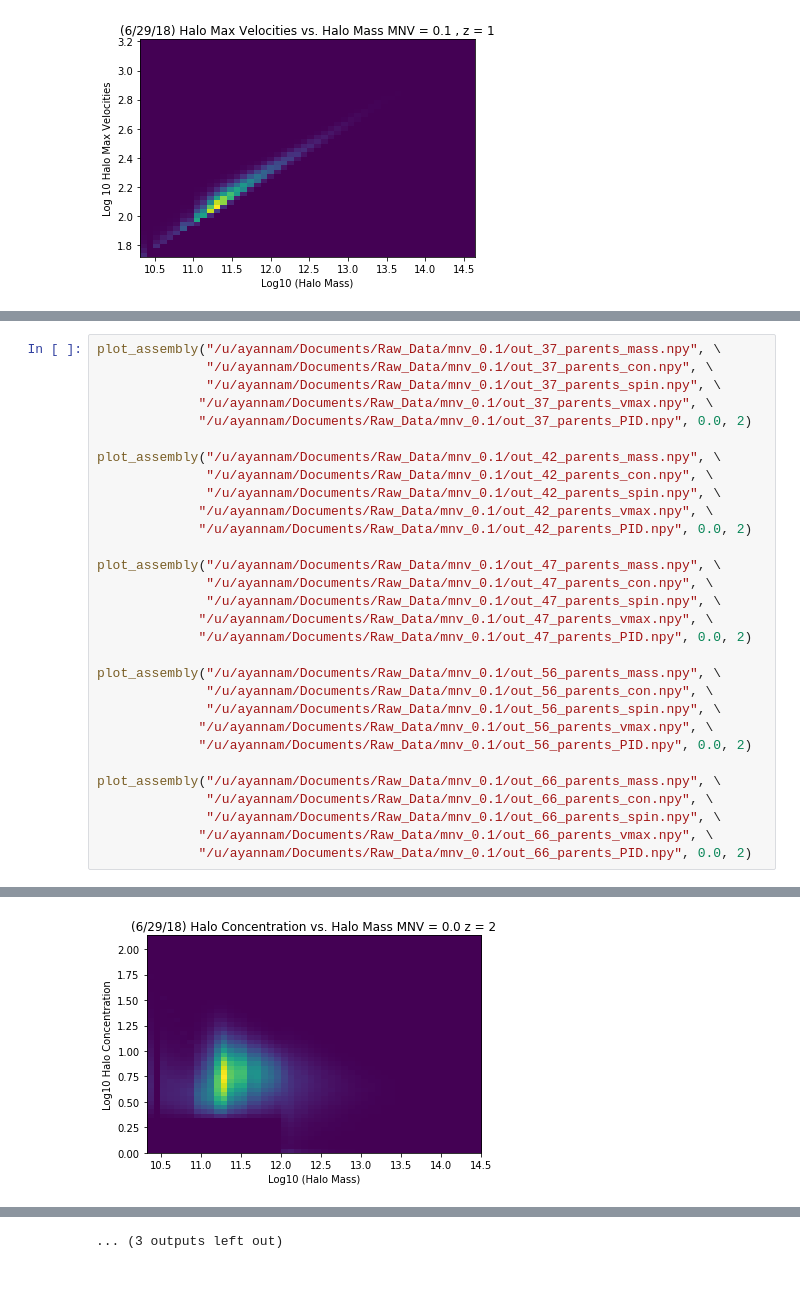
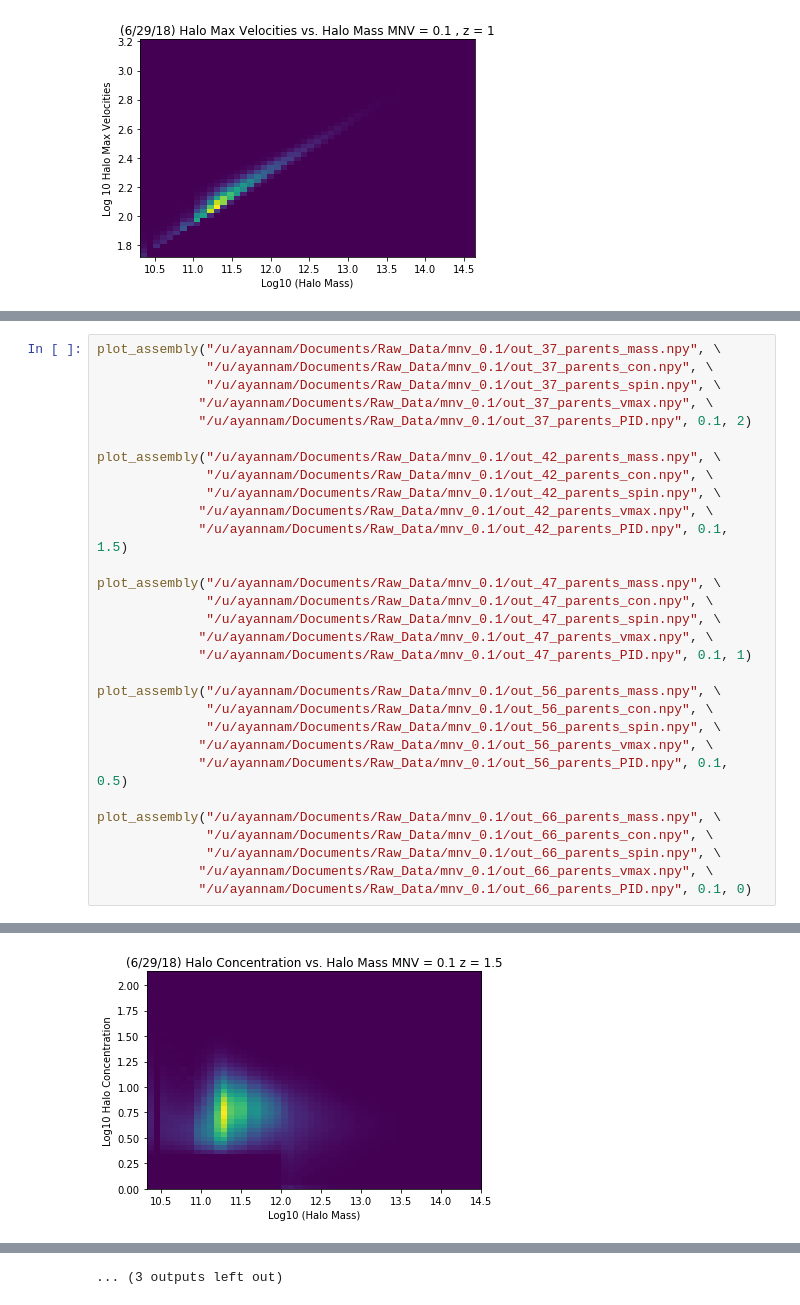
Before and after one commit to may32098/ASTROUSRP_halos_with_neutrinos, a Jupyter notebook: halo_cat_process.ipynb, the cells around one changed output, grey strips where cells are left out. Saved outputs shown, nothing was run; the diff lists cells and outputs as text.

```diff
--- a/halo_cat_process.ipynb
+++ b/halo_cat_process.ipynb
@@ -678,35 +674,35 @@ plot_assembly("/u/ayannam/Documents/Raw_Data/mnv_0.0/out_66_parents_mass.npy", \
 # %%
 plot_assembly("/u/ayannam/Documents/Raw_Data/mnv_0.1/out_37_parents_mass.npy", \
               "/u/ayannam/Documents/Raw_Data/mnv_0.1/out_37_parents_con.npy", \
               "/u/ayannam/Documents/Raw_Data/mnv_0.1/out_37_parents_spin.npy", \
              "/u/ayannam/Documents/Raw_Data/mnv_0.1/out_37_parents_vmax.npy", \
-             "/u/ayannam/Documents/Raw_Data/mnv_0.1/out_37_parents_PID.npy", 0.0, 2)
+             "/u/ayannam/Documents/Raw_Data/mnv_0.1/out_37_parents_PID.npy", 0.1, 2)
 
 plot_assembly("/u/ayannam/Documents/Raw_Data/mnv_0.1/out_42_parents_mass.npy", \
               "/u/ayannam/Documents/Raw_Data/mnv_0.1/out_42_parents_con.npy", \
               "/u/ayannam/Documents/Raw_Data/mnv_0.1/out_42_parents_spin.npy", \
              "/u/ayannam/Documents/Raw_Data/mnv_0.1/out_42_parents_vmax.npy", \
-             "/u/ayannam/Documents/Raw_Data/mnv_0.1/out_42_parents_PID.npy", 0.0, 2)
+             "/u/ayannam/Documents/Raw_Data/mnv_0.1/out_42_parents_PID.npy", 0.1, 1.5)
 
 plot_assembly("/u/ayannam/Documents/Raw_Data/mnv_0.1/out_47_parents_mass.npy", \
               "/u/ayannam/Documents/Raw_Data/mnv_0.1/out_47_parents_con.npy", \
               "/u/ayannam/Documents/Raw_Data/mnv_0.1/out_47_parents_spin.npy", \
              "/u/ayannam/Documents/Raw_Data/mnv_0.1/out_47_parents_vmax.npy", \
-             "/u/ayannam/Documents/Raw_Data/mnv_0.1/out_47_parents_PID.npy", 0.0, 2)
+             "/u/ayannam/Documents/Raw_Data/mnv_0.1/out_47_parents_PID.npy", 0.1, 1)
 
 plot_assembly("/u/ayannam/Documents/Raw_Data/mnv_0.1/out_56_parents_mass.npy", \
               "/u/ayannam/Documents/Raw_Data/mnv_0.1/out_56_parents_con.npy", \
               "/u/ayannam/Documents/Raw_Data/mnv_0.1/out_56_parents_spin.npy", \
              "/u/ayannam/Documents/Raw_Data/mnv_0.1/out_56_parents_vmax.npy", \
-             "/u/ayannam/Documents/Raw_Data/mnv_0.1/out_56_parents_PID.npy", 0.0, 2)
+             "/u/ayannam/Documents/Raw_Data/mnv_0.1/out_56_parents_PID.npy", 0.1, 0.5)
 
 plot_assembly("/u/ayannam/Documents/Raw_Data/mnv_0.1/out_66_parents_mass.npy", \
               "/u/ayannam/Documents/Raw_Data/mnv_0.1/out_66_parents_con.npy", \
               "/u/ayannam/Documents/Raw_Data/mnv_0.1/out_66_parents_spin.npy", \
              "/u/ayannam/Documents/Raw_Data/mnv_0.1/out_66_parents_vmax.npy", \
-             "/u/ayannam/Documents/Raw_Data/mnv_0.1/out_66_parents_PID.npy", 0.0, 2)
+             "/u/ayannam/Documents/Raw_Data/mnv_0.1/out_66_parents_PID.npy", 0.1, 0)
 # %% [output]
 [figure]
 [figure]
 [figure]
-[figure, old version]
+[figure, new version]
```
Also changed, not shown: parts of 4 cells of this notebook.
